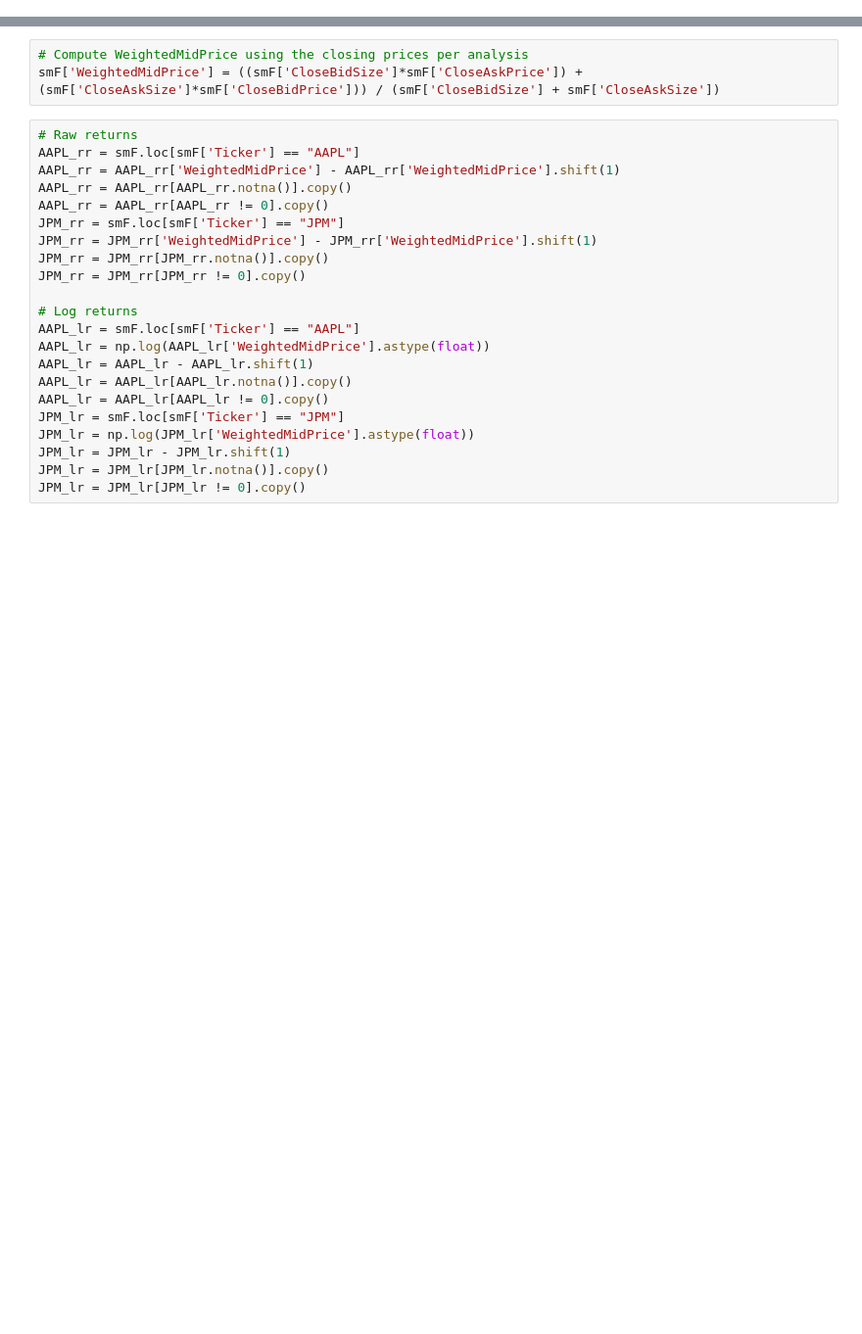
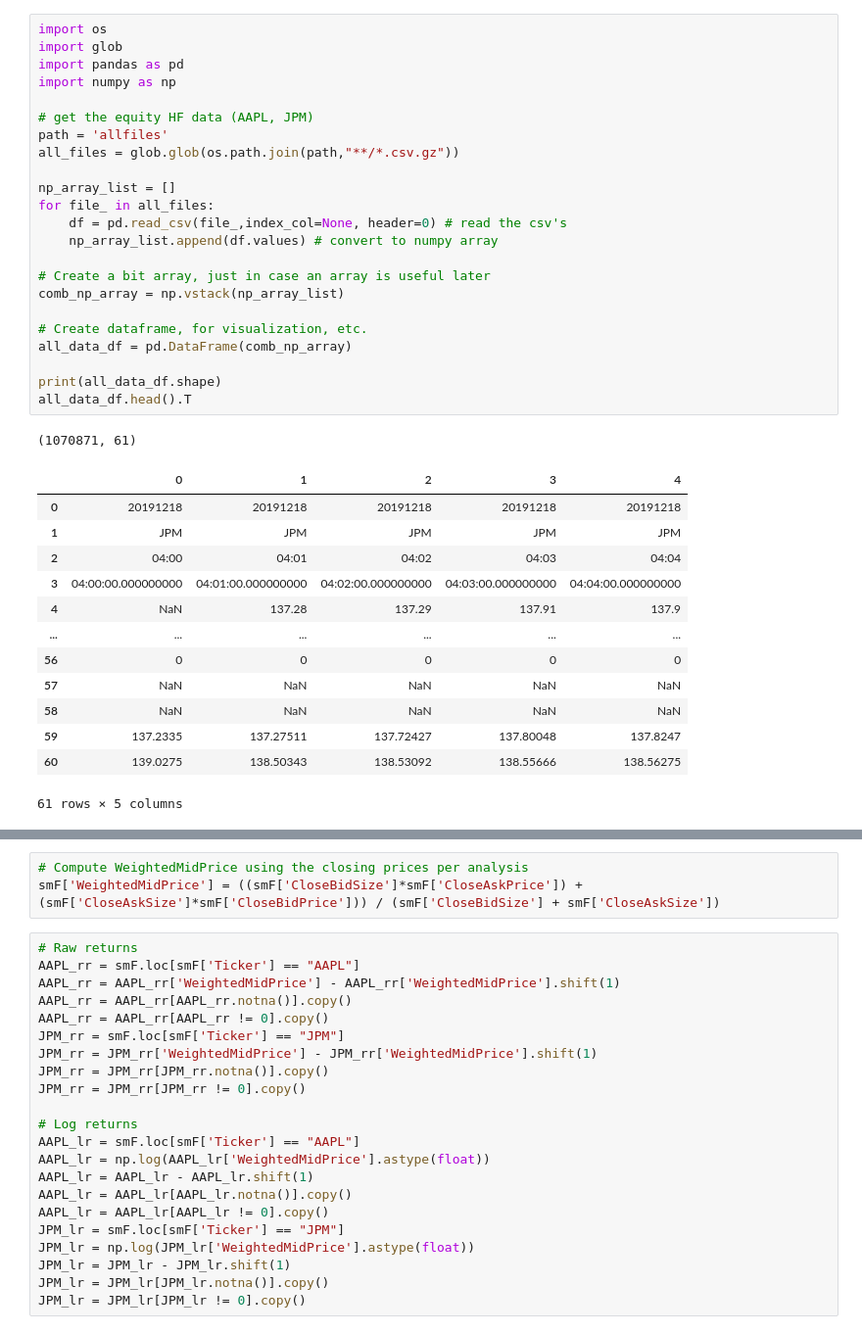
Before and after one commit to g-i-o-r-g-i-o/volgpt, a Jupyter notebook: volgpt-data.ipynb, the cells around one changed output, grey strips where cells are left out. Shown: that part at 98% size. Saved outputs shown, nothing was run; the diff lists cells and outputs as text; blank space fills up the shorter version.

Commit message:
v0.1.4, data preparation

```diff
--- a/volgpt-data.ipynb
+++ b/volgpt-data.ipynb
@@ -17,0 +9,38 @@ from datetime import datetime, timedelta, date
+# %%
+import os
+import glob
+import pandas as pd
+import numpy as np
+
+# get the equity HF data (AAPL, JPM)
+path = 'allfiles'
+all_files = glob.glob(os.path.join(path,"**/*.csv.gz"))
+
+np_array_list = []
+for file_ in all_files:
+    df = pd.read_csv(file_,index_col=None, header=0) # read the csv's
+    np_array_list.append(df.values) # convert to numpy array
+
+# Create a bit array, just in case an array is useful later
+comb_np_array = np.vstack(np_array_list)
+
+# Create dataframe, for visualization, etc.
+all_data_df = pd.DataFrame(comb_np_array)
+
+print(all_data_df.shape)
+all_data_df.head().T
+# %% [output]
+(1070871, 61)
+|  | 0 | 1 | 2 | 3 | 4 |
+| 0 | 20191218 | 20191218 | 20191218 | 20191218 | 20191218 |
+| 1 | JPM | JPM | JPM | JPM | JPM |
+| 2 | 04:00 | 04:01 | 04:02 | 04:03 | 04:04 |
+| 3 | 04:00:00.000000000 | 04:01:00.000000000 | 04:02:00.000000000 | 04:03:00.000000000 | 04:04:00.000000000 |
+| 4 | NaN | 137.28 | 137.29 | 137.91 | 137.9 |
+| ... | ... | ... | ... | ... | ... |
+| 56 | 0 | 0 | 0 | 0 | 0 |
+| 57 | NaN | NaN | NaN | NaN | NaN |
+| 58 | NaN | NaN | NaN | NaN | NaN |
+| 59 | 137.2335 | 137.27511 | 137.72427 | 137.80048 | 137.8247 |
+| 60 | 139.0275 | 138.50343 | 138.53092 | 138.55666 | 138.56275 |
+61 rows × 5 columns
```
Also changed, not shown: parts of 17 cells of this notebook, 1 other file.
